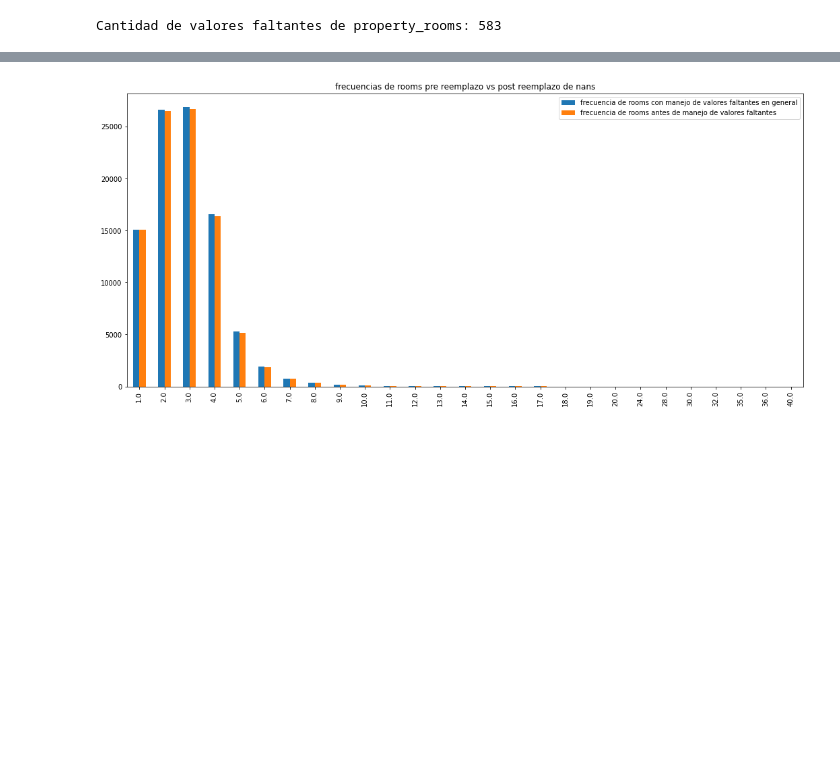
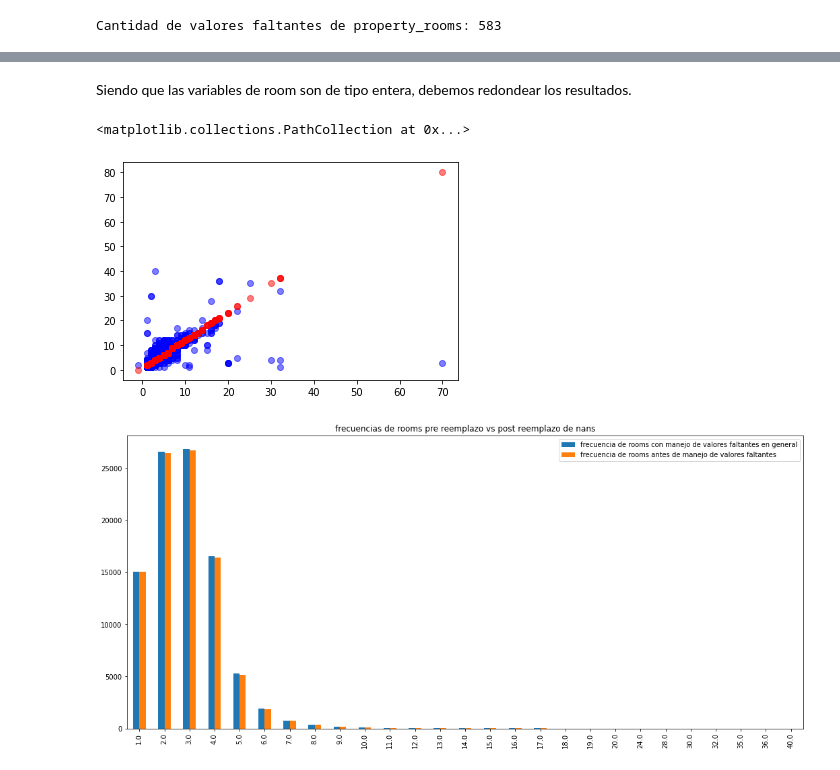
Before and after one commit to LucianoTrujillo/7506R-2C2022-GRUPO10, a Jupyter notebook: 7506R_TP1_GRUPO10_ENTREGA.ipynb, the cells around one changed output, grey strips where cells are left out. Saved outputs shown, nothing was run; the diff lists cells and outputs as text; code cells hidden in the pictures; blank space fills up the shorter version.

Commit message:
Funcionando regresion lineal para el relleno de rooms

```diff
--- a/7506R_TP1_GRUPO10_ENTREGA.ipynb
+++ b/7506R_TP1_GRUPO10_ENTREGA.ipynb
@@ -947,0 +958,5 @@ Como property_rooms esta fuertemente correlacionado con property_bedrooms utiliz
+# %%
+# Guardamos un auxiliar de las dos columnas a tratar
+ds_aux = ds_filtrado[['property_rooms', 'property_bedrooms']].copy()
+ds_aux = ds_aux.query('property_rooms  > 0')
+ds_aux.shape
@@ -947,0 +965,17 @@ Como property_rooms esta fuertemente correlacionado con property_bedrooms utiliz
+# %%
+modelo_lineal_rooms = LinearRegression()
+
+#Doy el formato adecuado a las variables dependiente e independiente
+bedrooms=ds_aux['property_bedrooms'].values.reshape(-1, 1)
+rooms=ds_aux['property_rooms'].values.reshape(-1, 1)
+
+#Ajusto el modelo
+modelo_lineal_rooms.fit(bedrooms, rooms)
+
+#Coeficientes Estimados
+intercepcion=round(modelo_lineal_rooms.intercept_[0],2)
+coef_bedroom=round(modelo_lineal_rooms.coef_[0][0],2)
+
+#Muestro el modelo
+
+print(f" El modelo lineal simple ajustado es: rooms = {coef_bedroom} * bedrooms  + {intercepcion}")
@@ -947,0 +987,5 @@ Como property_rooms esta fuertemente correlacionado con property_bedrooms utiliz
+# %%
+rooms_estim_segun_bedrooms= coef_bedroom * bedrooms + intercepcion
+
+ds_aux['rooms_estimadas_bedrooms']= coef_bedroom * bedrooms + intercepcion #Lo agregamos en el dataframe
+ds_aux.head()
@@ -947,0 +999,10 @@ Como property_rooms esta fuertemente correlacionado con property_bedrooms utiliz
+# %% [markdown]
+Siendo que las variables de room son de tipo entera, debemos redondear los resultados.
+# %%
+ds_aux = ds_aux.round(0) #los resultados deben ser numeros enteros
+# %%
+plt.scatter(ds_filtrado['property_bedrooms'],ds_filtrado['property_rooms'],color='blue',alpha=0.5)
+plt.scatter(ds_aux['property_bedrooms'],ds_aux['rooms_estimadas_bedrooms'], color='red',alpha=0.5)
+# %% [output]
+<matplotlib.collections.PathCollection at 0x...>
+[figure, added]
```
Also changed, not shown: parts of 44 cells of this notebook.
